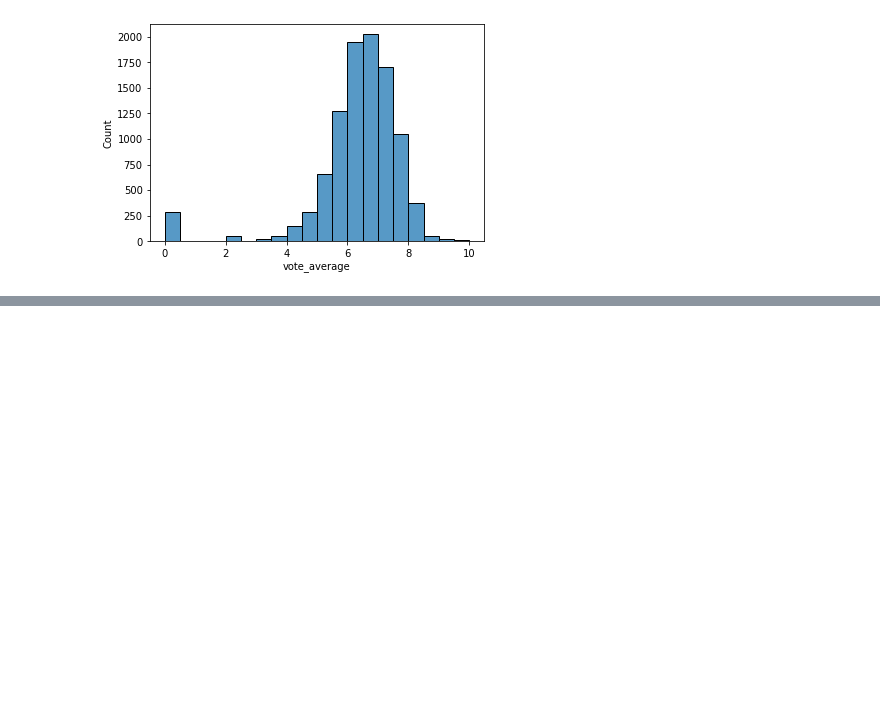
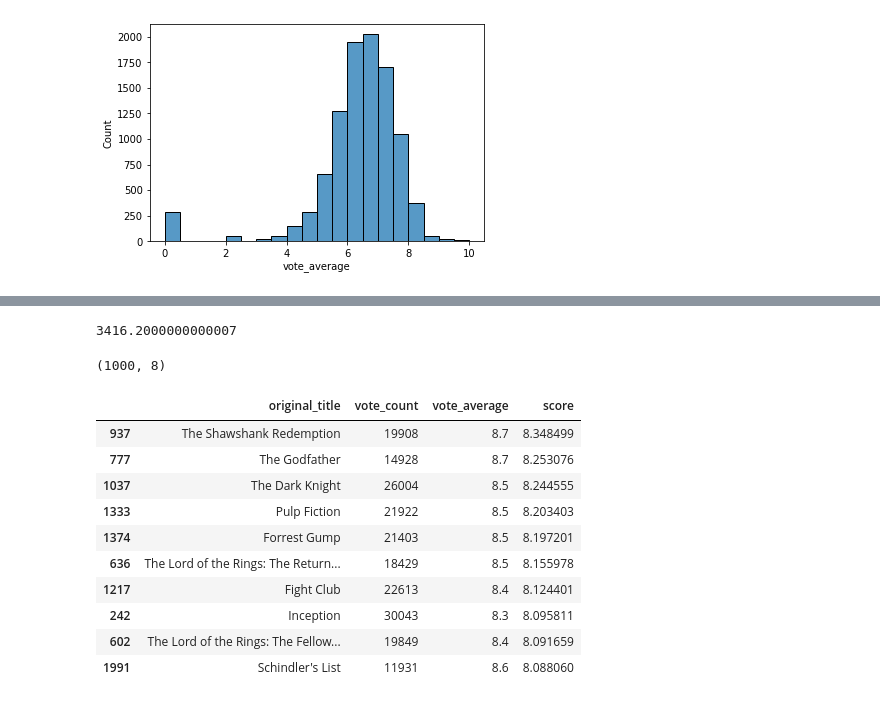
Before and after one commit to dreakian/Practice_Project_Movies, a Jupyter notebook: movies_da.ipynb, the cells around one changed output, grey strips where cells are left out. Saved outputs shown, nothing was run; the diff lists cells and outputs as text; code cells hidden in the pictures; blank space fills up the shorter version.

```diff
--- a/movies_da.ipynb
+++ b/movies_da.ipynb
@@ -287,0 +298,34 @@ sns.histplot(data=mov_df, x="vote_average", bins=20)
+# %%
+m = mov_df["vote_count"].quantile(0.90)
+m
+# %% [output]
+3416.2000000000007
+# %%
+mov_scored = mov_df.copy().loc[mov_df["vote_count"] >= m]
+mov_scored.shape
+# %% [output]
+(1000, 8)
+# %%
+def weighted_rating(x, m=m, C=C):
+    v = x["vote_count"]
+    R = x["vote_average"]
+    # Calculation based on the IMDB formula
+    return (v/(v+m) * R) + (m/(m+v) * C)
+# %%
+mov_scored["score"] = mov_scored.apply(weighted_rating, axis=1)
+# %%
+mov_scored = mov_scored.sort_values("score", ascending=False)
+# %%
+mov_scored[["original_title", "vote_count", "vote_average", "score"]].head(10)
+# %% [output]
+|  | original_title | vote_count | vote_average | score |
+| 937 | The Shawshank Redemption | 19908 | 8.7 | 8.348499 |
+| 777 | The Godfather | 14928 | 8.7 | 8.253076 |
+| 1037 | The Dark Knight | 26004 | 8.5 | 8.244555 |
+| 1333 | Pulp Fiction | 21922 | 8.5 | 8.203403 |
+| 1374 | Forrest Gump | 21403 | 8.5 | 8.197201 |
+| 636 | The Lord of the Rings: The Return... | 18429 | 8.5 | 8.155978 |
+| 1217 | Fight Club | 22613 | 8.4 | 8.124401 |
+| 242 | Inception | 30043 | 8.3 | 8.095811 |
+| 602 | The Lord of the Rings: The Fellow... | 19849 | 8.4 | 8.091659 |
+| 1991 | Schindler's List | 11931 | 8.6 | 8.088060 |
```
Also changed, not shown: parts of 6 cells of this notebook.
